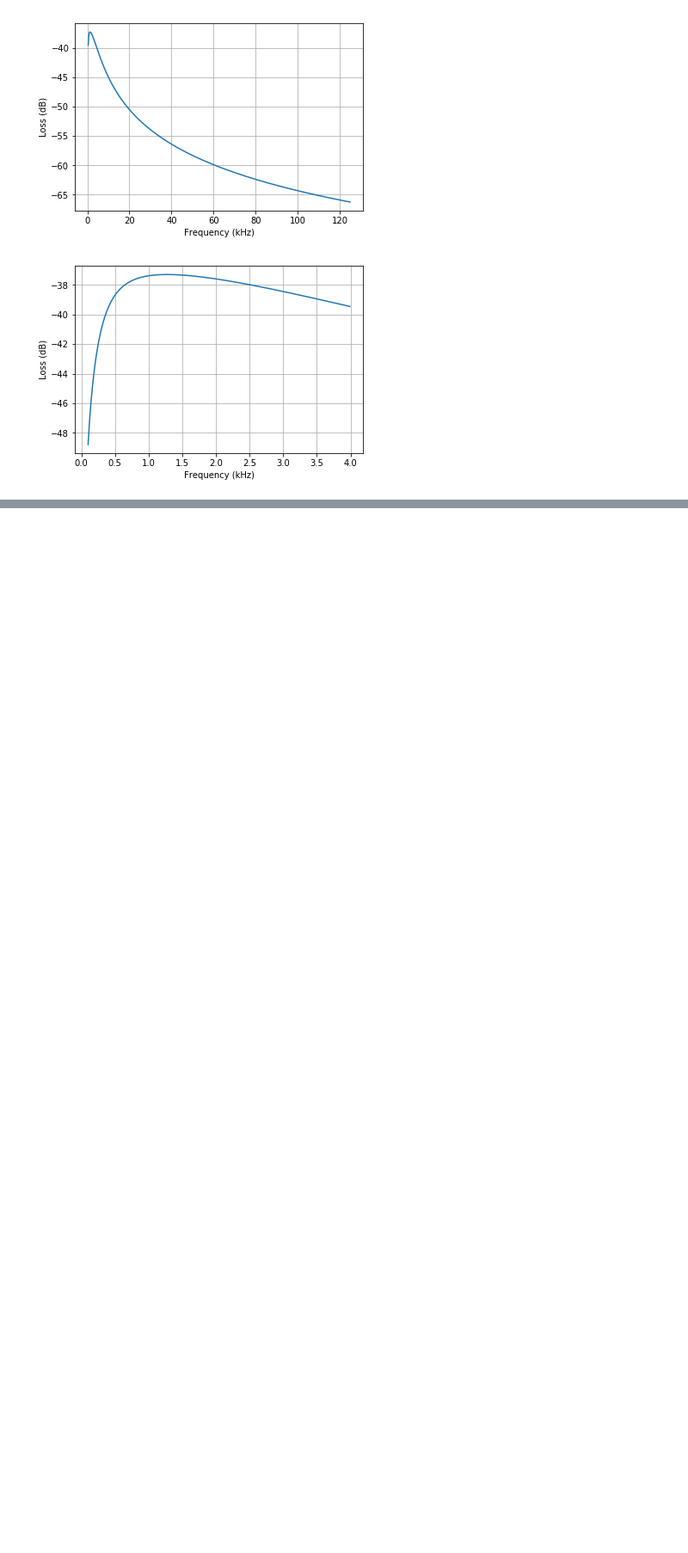
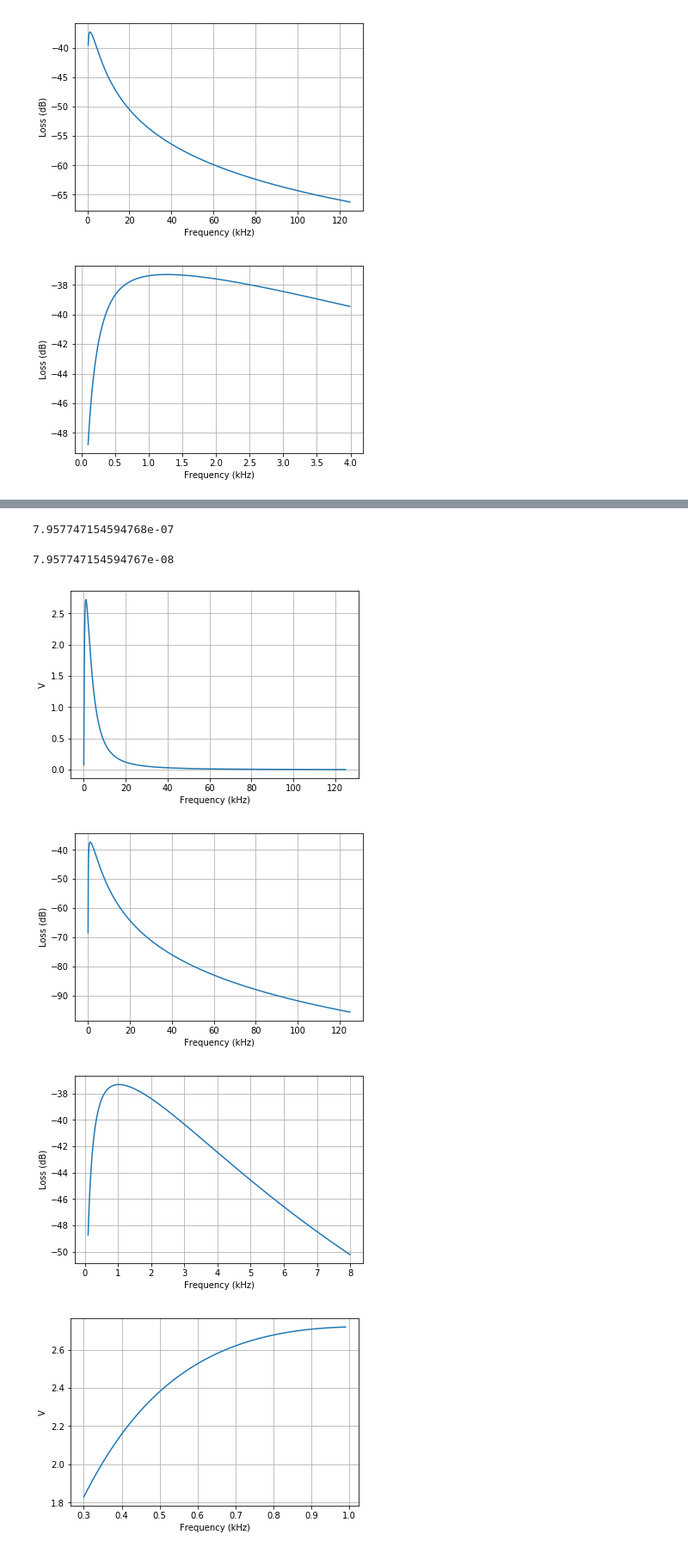
Before and after one commit to ttdoucet/impedance, a Jupyter notebook: impedance.ipynb, the cells around one changed output, grey strips where cells are left out. Shown: that part at 86% size. Cells and saved outputs as stored; diff of their text form; code cells hidden in the pictures; blank space fills up the shorter version.

```diff
--- a/impedance.ipynb
+++ b/impedance.ipynb
@@ -372,0 +377,28 @@ fplot(ae3k, source=Res(0), load=R1, f_start=100, f_end = 4_000, f_step=10, use_k
+# %%
+1 / (2 * np.pi * 4000 * 50)
+# %% [output]
+7.957747154594768e-07
+# %%
+1 / (2 * np.pi * 4000 * 500)
+# %% [output]
+7.957747154594767e-08
+# %%
+C1 = Cap(0.12 * uF)
+C2 = Cap(0.80 * uF)
+C3 = Cap(80 * nF)
+R1 = Res(3100)
+R2 = Res(50)
+R3 = Res(500)
+
+lpf2 = Series(C1, R1, Parallel(R2, C2, Series(R3, C3)))
+
+vplot(lpf2, source=Res(0), load=C3, f_start=10, f_end = 125_000, f_step=100, v=200.0)
+fplot(lpf2, source=Res(0), load=C3, f_start=10, f_end = 125_000, f_step=100, use_kHz=True)
+fplot(lpf2, source=Res(0), load=C3, f_start=100, f_end = 8_000, f_step=10, use_kHz=True)
+
+vplot(lpf2, source=Res(0), load=C3, f_start = 300, f_end = 1000, f_step=10, v=200.0)
+# %% [output]
+[figure, added]
+[figure, added]
+[figure, added]
+[figure, added]
```
Also changed, not shown: parts of 1 cell of this notebook.
